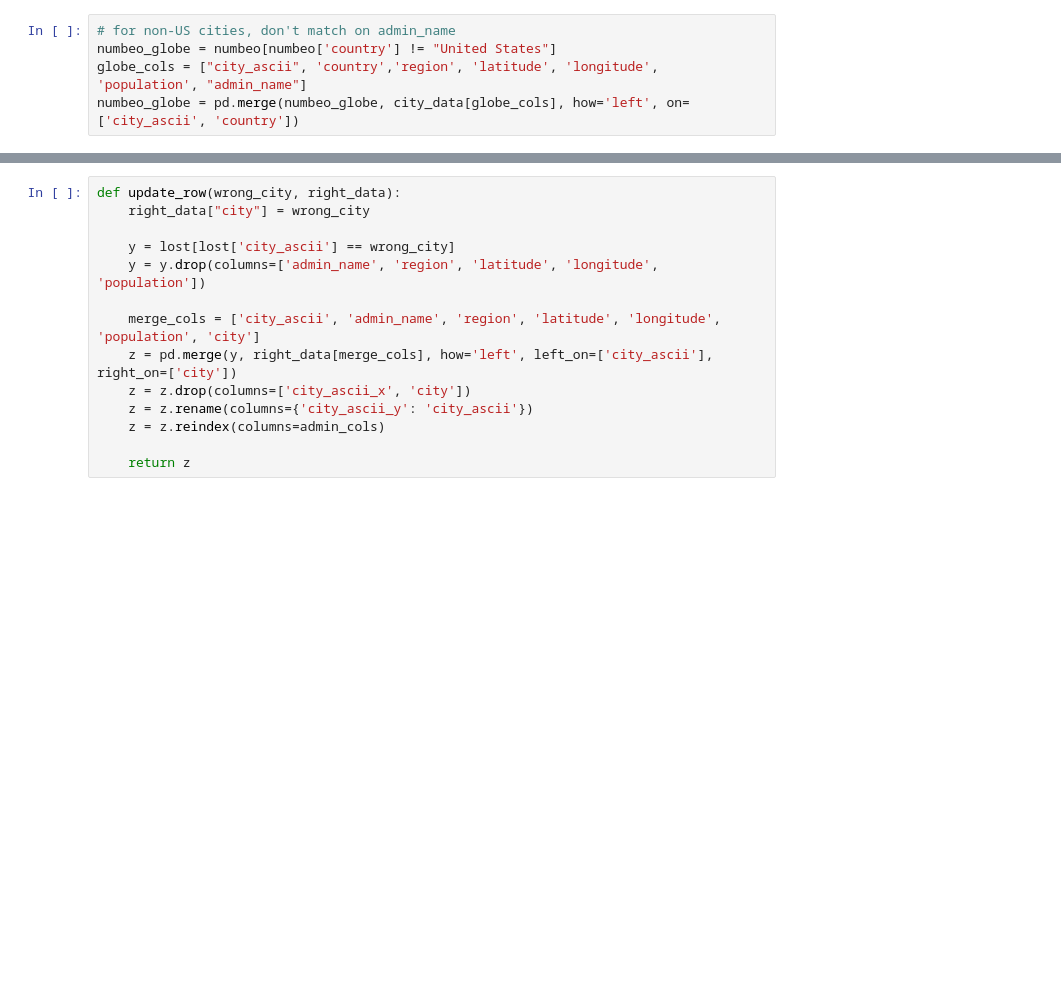
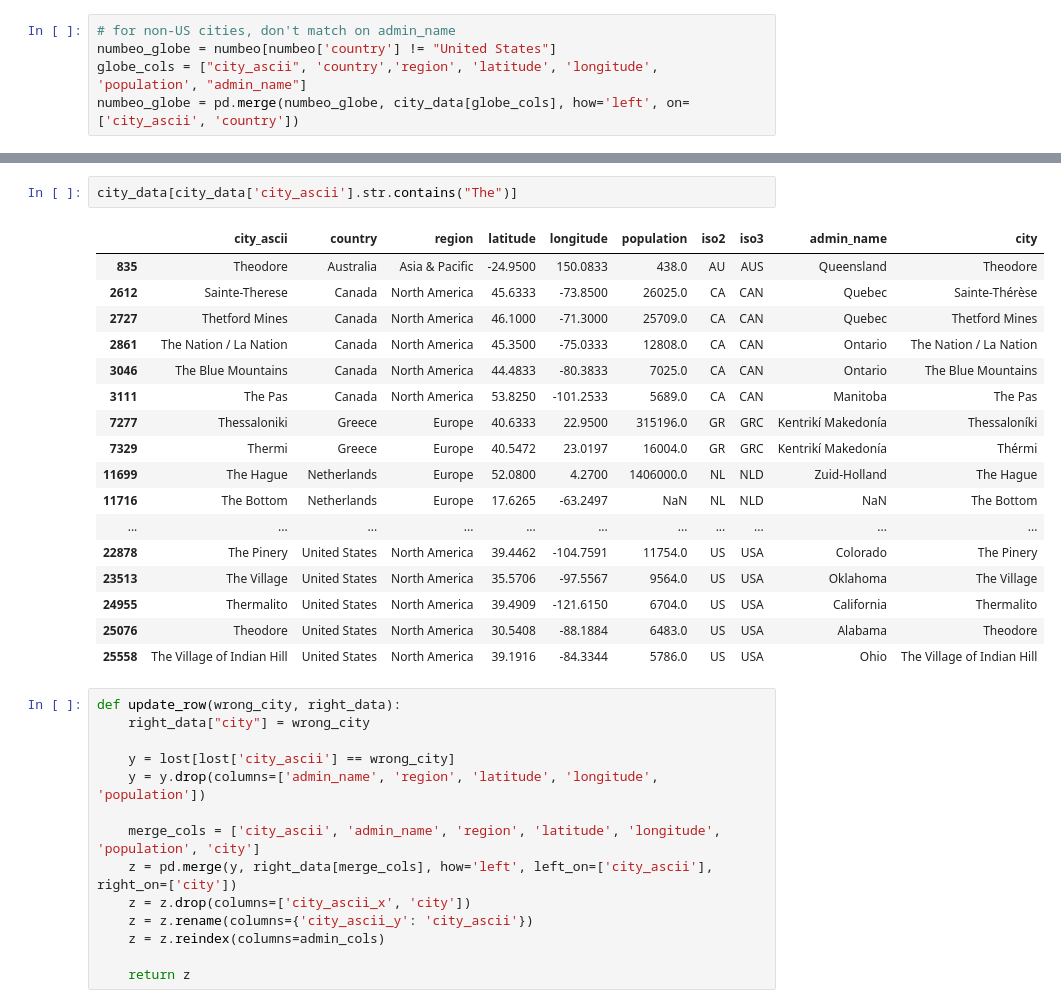
Before and after one commit to christalee/cost-of-drinking, a Jupyter notebook: data/numbeo/Numbeo.ipynb, the cells around one changed output, grey strips where cells are left out. Saved outputs shown, nothing was run; the diff lists cells and outputs as text; blank space fills up the shorter version.

```diff
--- a/data/numbeo/Numbeo.ipynb
+++ b/data/numbeo/Numbeo.ipynb
@@ -94,3 +111,23 @@ len(lost)
+# %%
+city_data[city_data['city_ascii'].str.contains("The")]
+# %% [output]
+|  | city_ascii | country | region | latitude | longitude | population | iso2 | iso3 | admin_name | city |
+| 835 | Theodore | Australia | Asia & Pacific | -24.9500 | 150.0833 | 438.0 | AU | AUS | Queensland | Theodore |
+| 2612 | Sainte-Therese | Canada | North America | 45.6333 | -73.8500 | 26025.0 | CA | CAN | Quebec | Sainte-Thérèse |
+| 2727 | Thetford Mines | Canada | North America | 46.1000 | -71.3000 | 25709.0 | CA | CAN | Quebec | Thetford Mines |
+| 2861 | The Nation / La Nation | Canada | North America | 45.3500 | -75.0333 | 12808.0 | CA | CAN | Ontario | The Nation / La Nation |
+| 3046 | The Blue Mountains | Canada | North America | 44.4833 | -80.3833 | 7025.0 | CA | CAN | Ontario | The Blue Mountains |
+| 3111 | The Pas | Canada | North America | 53.8250 | -101.2533 | 5689.0 | CA | CAN | Manitoba | The Pas |
+| 7277 | Thessaloniki | Greece | Europe | 40.6333 | 22.9500 | 315196.0 | GR | GRC | Kentrikí Makedonía | Thessaloníki |
+| 7329 | Thermi | Greece | Europe | 40.5472 | 23.0197 | 16004.0 | GR | GRC | Kentrikí Makedonía | Thérmi |
+| 11699 | The Hague | Netherlands | Europe | 52.0800 | 4.2700 | 1406000.0 | NL | NLD | Zuid-Holland | The Hague |
+| 11716 | The Bottom | Netherlands | Europe | 17.6265 | -63.2497 | NaN | NL | NLD | NaN | The Bottom |
+| ... | ... | ... | ... | ... | ... | ... | ... | ... | ... | ... |
+| 22878 | The Pinery | United States | North America | 39.4462 | -104.7591 | 11754.0 | US | USA | Colorado | The Pinery |
+| 23513 | The Village | United States | North America | 35.5706 | -97.5567 | 9564.0 | US | USA | Oklahoma | The Village |
+| 24955 | Thermalito | United States | North America | 39.4909 | -121.6150 | 6704.0 | US | USA | California | Thermalito |
+| 25076 | Theodore | United States | North America | 30.5408 | -88.1884 | 6483.0 | US | USA | Alabama | Theodore |
+| 25558 | The Village of Indian Hill | United States | North America | 39.1916 | -84.3344 | 5786.0 | US | USA | Ohio | The Village of Indian Hill |
 # %%
 def update_row(wrong_city, right_data):
     right_data["city"] = wrong_city
```
Also changed, not shown: parts of 4 cells of this notebook, 1 other file.
